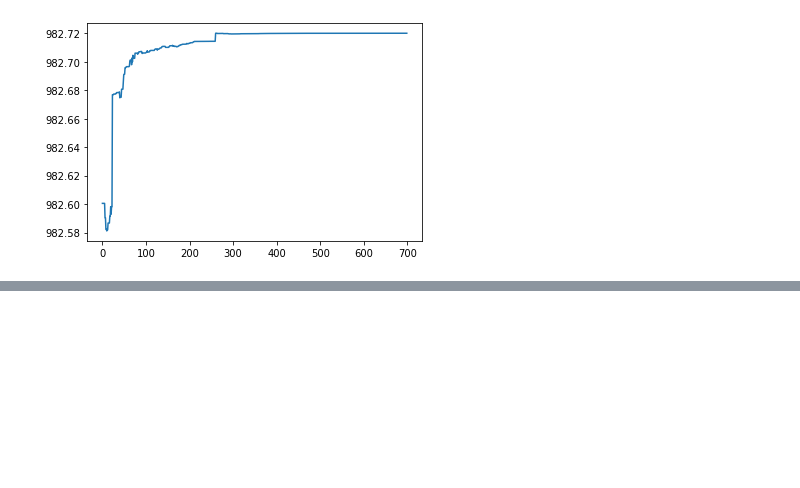
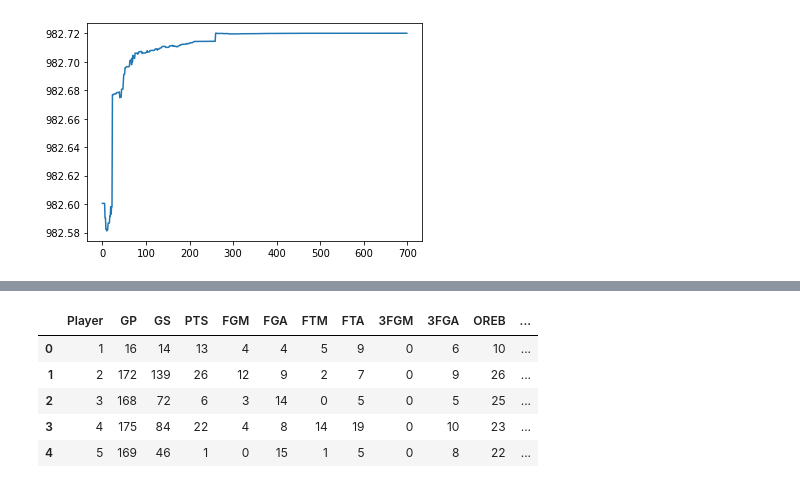
Before and after one commit to richeym-umich/workshops, a Jupyter notebook: Advanced_Machine_Learning_Topics.ipynb, the cells around one changed output, grey strips where cells are left out. Drawn from its saved outputs; the diff is of its cells as text; code cells hidden in the pictures; blank space fills up the shorter version.

```diff
--- a/Advanced_Machine_Learning_Topics.ipynb
+++ b/Advanced_Machine_Learning_Topics.ipynb
@@ -200,0 +224,17 @@ Most efficient path:
+# %%
+#Getting unique labels
+import matplotlib.pyplot as plt
+
+df['label'] = label
+
+df.head()
+#plotting the results
+#plt.scatter(numbers[:,0] , filtered_label0[:,1])
+#plt.show()
+# %% [output]
+|  | Player | GP | GS | PTS | FGM | FGA | FTM | FTA | 3FGM | 3FGA | OREB | ... |
+| 0 | 1 | 16 | 14 | 13 | 4 | 4 | 5 | 9 | 0 | 6 | 10 | ... |
+| 1 | 2 | 172 | 139 | 26 | 12 | 9 | 2 | 7 | 0 | 9 | 26 | ... |
+| 2 | 3 | 168 | 72 | 6 | 3 | 14 | 0 | 5 | 0 | 5 | 25 | ... |
+| 3 | 4 | 175 | 84 | 22 | 4 | 8 | 14 | 19 | 0 | 10 | 23 | ... |
+| 4 | 5 | 169 | 46 | 1 | 0 | 15 | 1 | 5 | 0 | 8 | 22 | ... |
```
Also changed, not shown: parts of 10 cells of this notebook.
